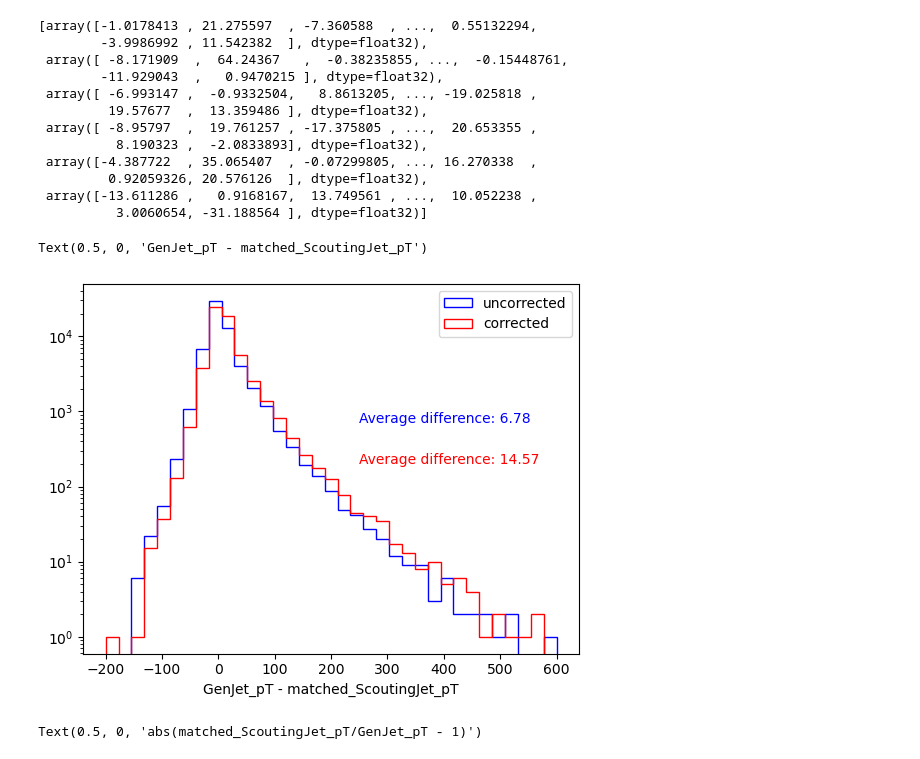
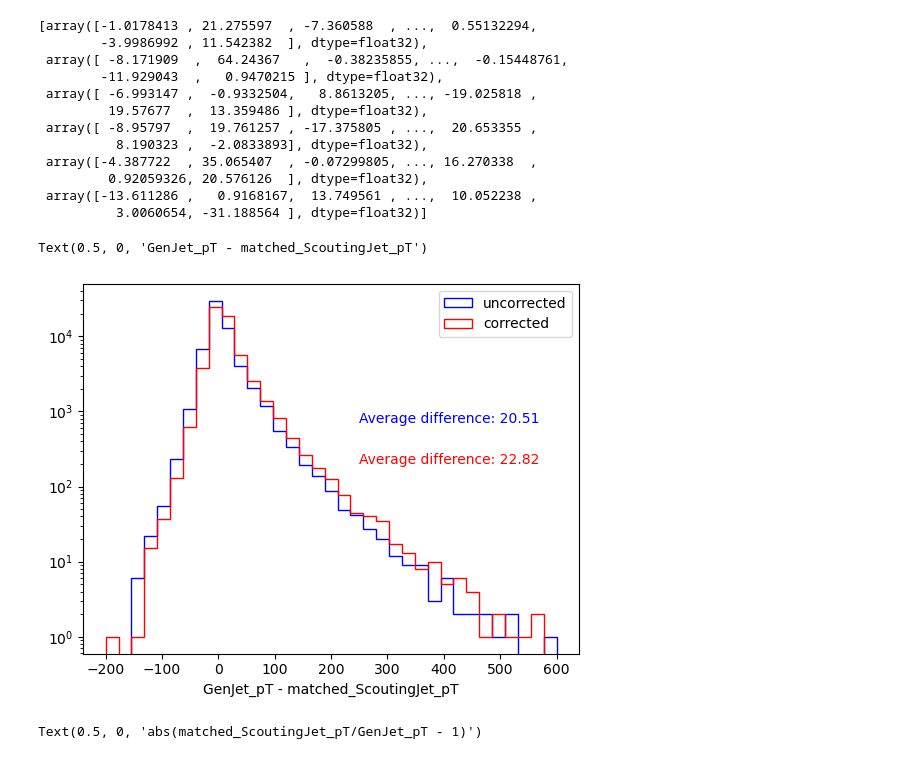
Before and after one commit to akanugan/MultiJets, a Jupyter notebook: TopStudies/JEC_truth_compare.ipynb, the cells around one changed output. Saved outputs shown, nothing was run; the diff lists cells and outputs as text; code cells hidden in the pictures.

```diff
--- a/TopStudies/JEC_truth_compare.ipynb
+++ b/TopStudies/JEC_truth_compare.ipynb
@@ -44,22 +48,22 @@ Issue: coffea.nanoevents.methods.vector will be removed and replaced with scikit
 # %%
-def apply_JEC_MC(ev):
+def apply_JEC_MC(ev, name, type):
     ext = extractor()
     ext.add_weight_sets(
         [
-            "* * corrections/Summer22EE_22Sep2023_V2_MC/Summer22EE_22Sep2023_V2_MC_L1FastJet_AK4PFPuppi.jec.txt",
-            "* * corrections/Summer22EE_22Sep2023_V2_MC/Summer22EE_22Sep2023_V2_MC_L2Relative_AK4PFPuppi.jec.txt",
-            "* * corrections/Summer22EE_22Sep2023_V2_MC/Summer22EE_22Sep2023_V2_MC_L3Absolute_AK4PFPuppi.jec.txt",
-            "* * corrections/Summer22EE_22Sep2023_V2_MC/Summer22EE_22Sep2023_V2_MC_L2L3Residual_AK4PFPuppi.jec.txt",
+            "* * corrections/" + name + "/" + name + "_L1FastJet_AK4PF" + type + ".txt",
+            "* * corrections/" + name + "/" + name + "_L2Relative_AK4PF" + type + ".txt",
+            "* * corrections/" + name + "/" + name + "_L3Absolute_AK4PF" + type + ".txt",
+            "* * corrections/" + name + "/" + name + "_L2L3Residual_AK4PF" + type + ".txt",
             #"* * corrections/Summer22EE_22Sep2023_V2_MC/Summer22EE_22Sep2023_V2_MC_Uncertainty_AK4PFPuppi.junc.txt",
         ],
     )
     ext.finalize()
 
     jec_stack_names = [
-        "Summer22EE_22Sep2023_V2_MC_L1FastJet_AK4PFPuppi",
-        "Summer22EE_22Sep2023_V2_MC_L2Relative_AK4PFPuppi",
-        "Summer22EE_22Sep2023_V2_MC_L3Absolute_AK4PFPuppi",
-        "Summer22EE_22Sep2023_V2_MC_L2L3Residual_AK4PFPuppi",
+        name + "_L1FastJet_AK4PF"+ type,
+        name + "_L2Relative_AK4PF"+ type,
+        name + "_L3Absolute_AK4PF"+ type,
+        name + "_L2L3Residual_AK4P"+ type,
         #"Summer22EE_22Sep2023_V2_MC_Uncertainty_AK4PFPuppi",
     ]
 
@@ -86,8 +90,9 @@ def apply_JEC_MC(ev):
     jet_factory = CorrectedJetsFactory(name_map, jec_stack)
 
     return jet_factory.build(jets)
-# %%
-events["ScoutingJets_corr"] = apply_JEC_MC(events)
+# %%
+events["ScoutingJet_corr_chs"] = apply_JEC_MC(events, "Summer22EE_22Sep2023_V2_MC", "Puppi")
+events["ScoutingJet_corr_puppi"] = apply_JEC_MC(events, "Summer22EE_22Sep2023_V2_MC", "Puppi")
 # %%
 truth = events.GenPart[
             (abs(events.GenPart.pdgId) == 24)
@@ -142,15 +147,20 @@ w_truth_2 = w_truth[:,1]
 w_jets_truth_1 = w_truth_1.distinctChildren
 w_jets_truth_2 = w_truth_2.distinctChildren
 
-truth_b = good_events.GenPart[
+truth_b1_temp = good_events.GenPart[
     (abs(good_events.GenPart.pdgId) == 5)
     & ( good_events.GenPart.hasFlags(["isLastCopy"]) )
-    & ((good_events.GenPart.distinctParentIdxG == w_truth_1.distinctParentIdxG)
-       |(good_events.GenPart.distinctParentIdxG == w_truth_2.distinctParentIdxG) )
+    & (good_events.GenPart.distinctParentIdxG == w_truth_1.distinctParentIdxG)
     ]
 
-truth_b1 = truth_b[:,0]
-truth_b2 = truth_b[:,1]
+truth_b2_temp = good_events.GenPart[
+    (abs(good_events.GenPart.pdgId) == 5)
+    & ( good_events.GenPart.hasFlags(["isLastCopy"]) )
+    & (good_events.GenPart.distinctParentIdxG == w_truth_2.distinctParentIdxG)
+    ]
+
+truth_b1 = truth_b1_temp[:,0]
+truth_b2 = truth_b2_temp[:,1]
 jet1 = w_jets_truth_1[:,0]
 jet2 = w_jets_truth_1[:,1]
 jet3 = w_jets_truth_2[:,0]
@@ -214,29 +340,29 @@ arr_corr
 # %%
 plt.hist(
     np.concatenate(arr),
     bins=35,
     range=(-200,600),
     histtype="step",
     color="blue",
     label="uncorrected",
          )
 plt.hist(
     np.concatenate(arr_corr),
     bins=35,
     range=(-200,600),
     histtype="step",
     color="red",
     label="corrected",
          )
 
 plt.legend()
 plt.yscale("log")
-plt.text(250,700,"Average difference: " + str(round(sum(np.concatenate(arr))/len(np.concatenate(arr)),2)),color="blue")
-plt.text(250,200,"Average difference: " + str(round(sum(np.concatenate(arr_corr))/len(np.concatenate(arr_corr)),2)),color="red")
+plt.text(250,700,"Average difference: " + str(round(sum(abs(np.concatenate(arr)))/len(np.concatenate(arr)),2)),color="blue")
+plt.text(250,200,"Average difference: " + str(round(sum(abs(np.concatenate(arr_corr)))/len(np.concatenate(arr_corr)),2)),color="red")
 plt.xlabel("GenJet_pT - matched_ScoutingJet_pT")
 # %% [output]
 Text(0.5, 0, 'GenJet_pT - matched_ScoutingJet_pT')
-[figure, old version]
+[figure, new version]
 # %%
 plt.hist(
     abs(np.concatenate(arr) - 1),
```
Also changed, not shown: parts of 8 cells of this notebook.
